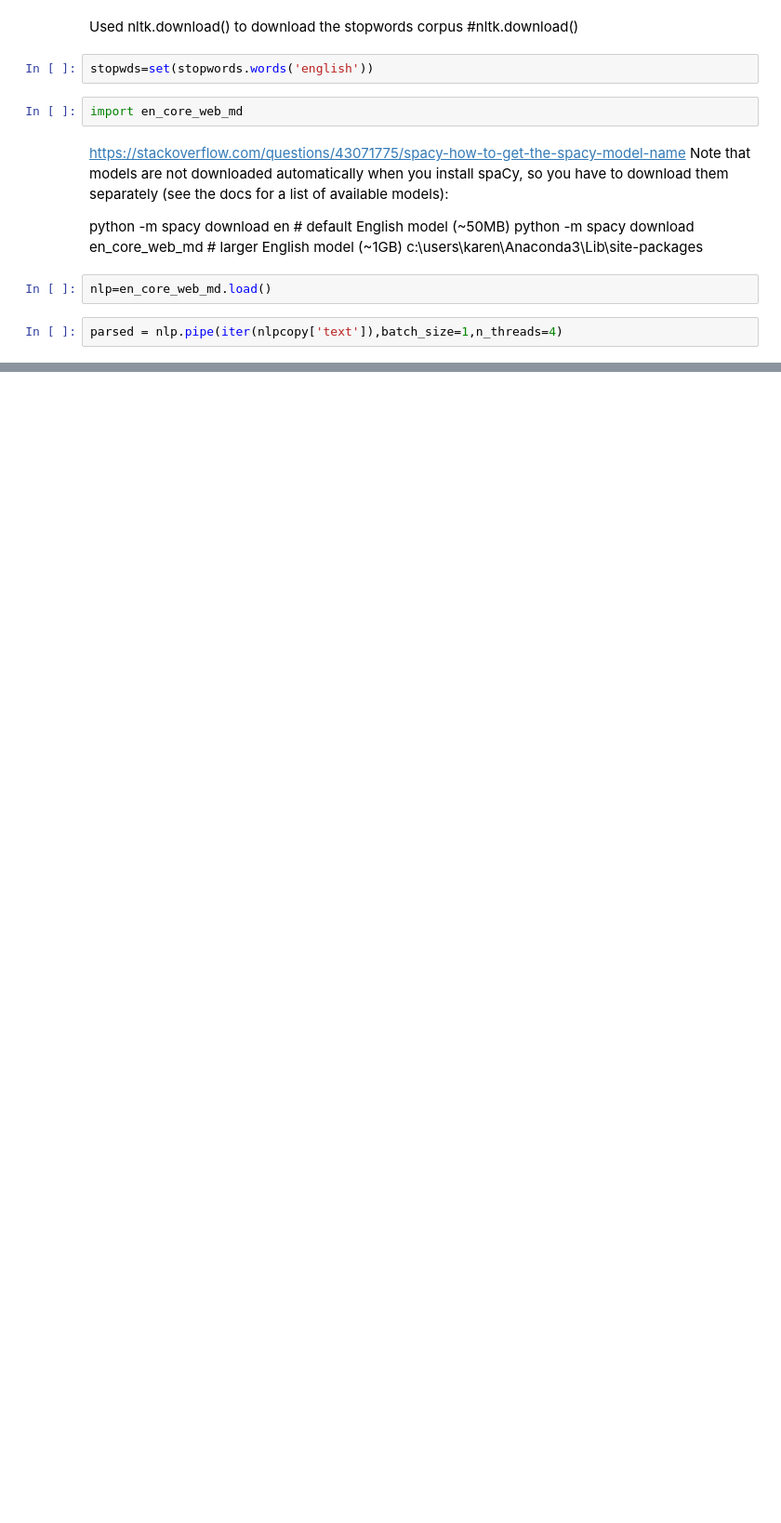
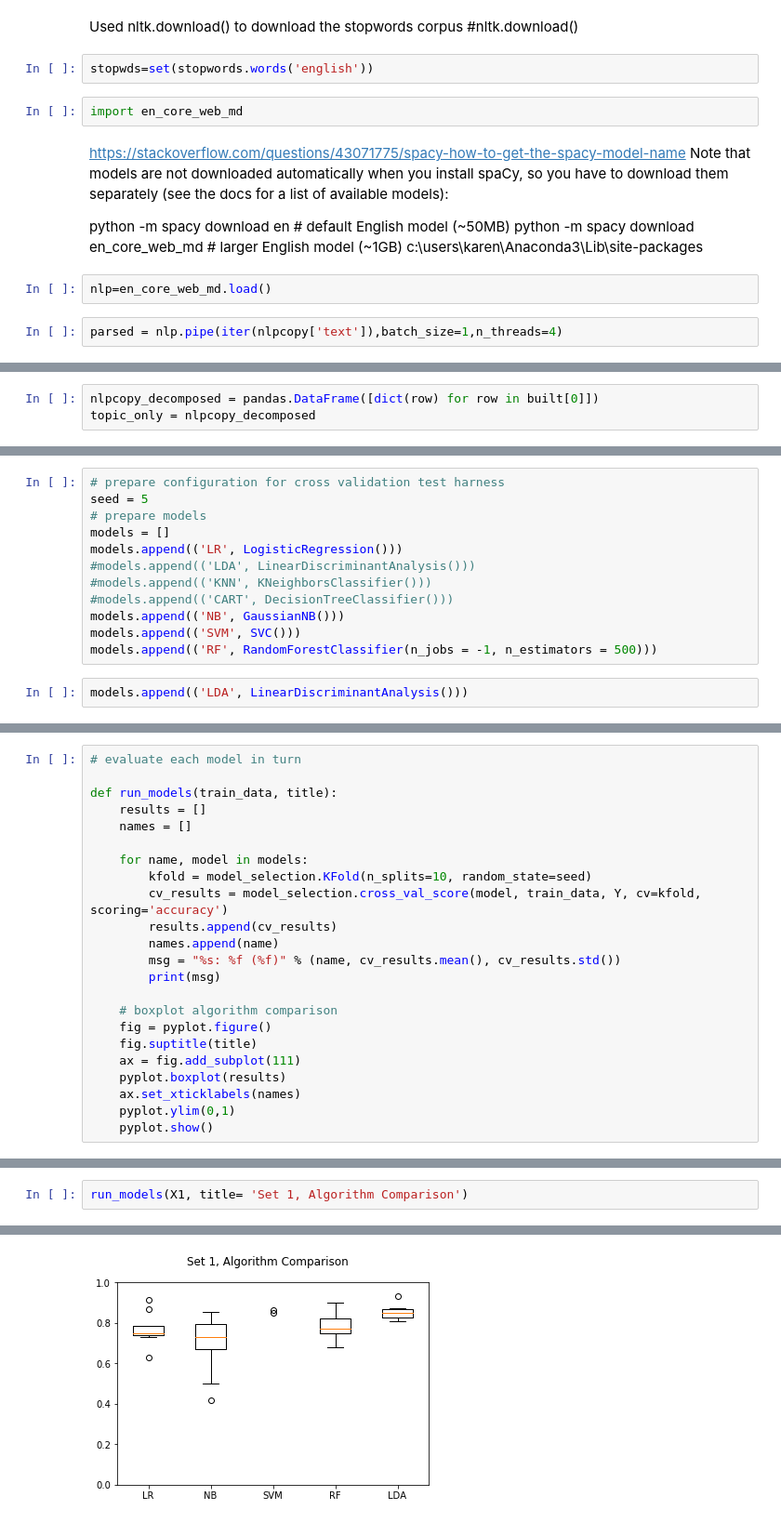
Before and after one commit to karenmasterson/Deception-Detective, a Jupyter notebook: DeceptionDetectiveNLP.ipynb, the cells around one changed output, grey strips where cells are left out. Shown at 93% size. Cells and saved outputs as stored; diff of their text form; blank space fills up the shorter version.

```diff
--- a/DeceptionDetectiveNLP.ipynb
+++ b/DeceptionDetectiveNLP.ipynb
@@ -150,0 +219,3 @@ for row in nlpcopy.
+# %%
+nlpcopy_decomposed = pandas.DataFrame([dict(row) for row in built[0]])
+topic_only = nlpcopy_decomposed
@@ -150,0 +263,14 @@ for row in nlpcopy.
+# %%
+# prepare configuration for cross validation test harness
+seed = 5
+# prepare models
+models = []
+models.append(('LR', LogisticRegression()))
+#models.append(('LDA', LinearDiscriminantAnalysis()))
+#models.append(('KNN', KNeighborsClassifier()))
+#models.append(('CART', DecisionTreeClassifier()))
+models.append(('NB', GaussianNB()))
+models.append(('SVM', SVC()))
+models.append(('RF', RandomForestClassifier(n_jobs = -1, n_estimators = 500)))
+# %%
+models.append(('LDA', LinearDiscriminantAnalysis()))
@@ -150,0 +281,23 @@ for row in nlpcopy.
+# %%
+# evaluate each model in turn
+
+def run_models(train_data, title):
+    results = []
+    names = []
+
+    for name, model in models:
+        kfold = model_selection.KFold(n_splits=10, random_state=seed)
+        cv_results = model_selection.cross_val_score(model, train_data, Y, cv=kfold, scoring='accuracy')
+        results.append(cv_results)
+        names.append(name)
+        msg = "%s: %f (%f)" % (name, cv_results.mean(), cv_results.std())
+        print(msg)
+
+    # boxplot algorithm comparison
+    fig = pyplot.figure()
+    fig.suptitle(title)
+    ax = fig.add_subplot(111)
+    pyplot.boxplot(results)
+    ax.set_xticklabels(names)
+    pyplot.ylim(0,1)
+    pyplot.show()
@@ -150,0 +312,3 @@ for row in nlpcopy.
+# %%
+run_models(X1, title= 'Set 1, Algorithm Comparison')
+# %% [output]
@@ -150,0 +320 @@ for row in nlpcopy.
+[figure, added]
```
Also changed, not shown: parts of 34 cells of this notebook, 3 other files.
